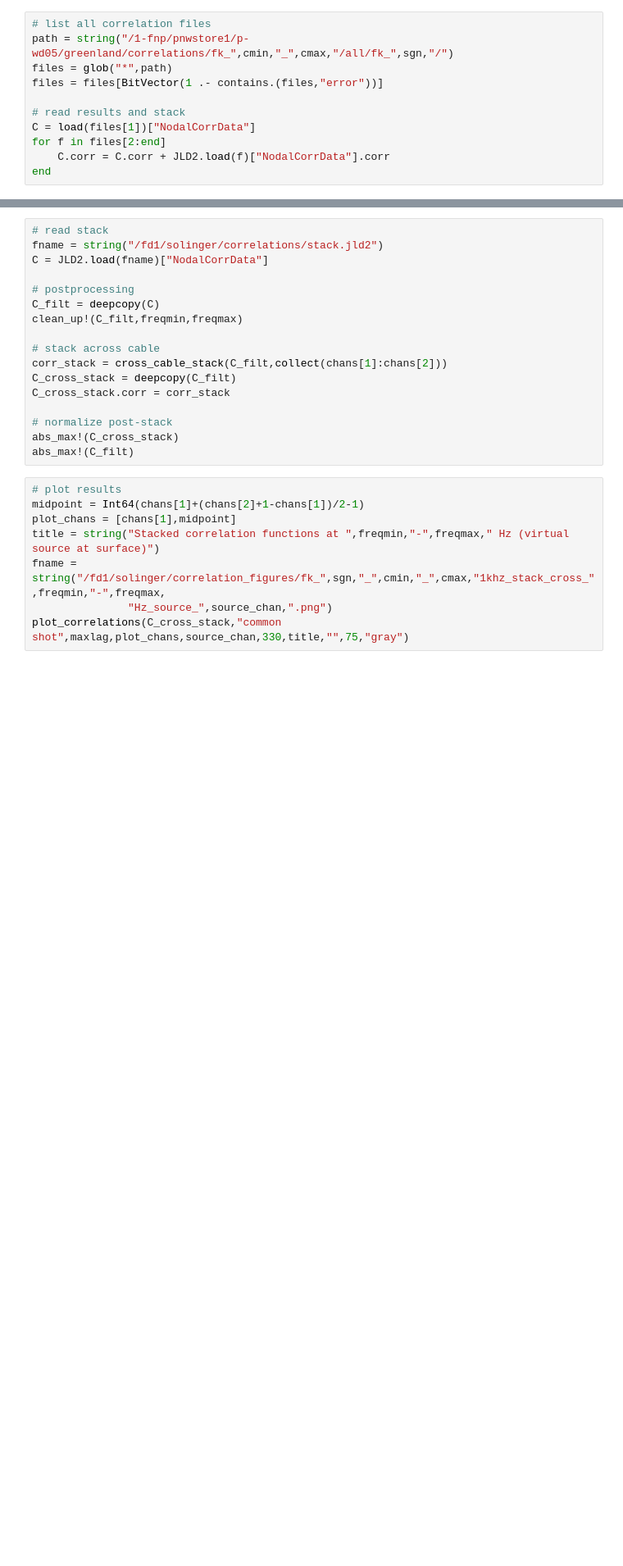
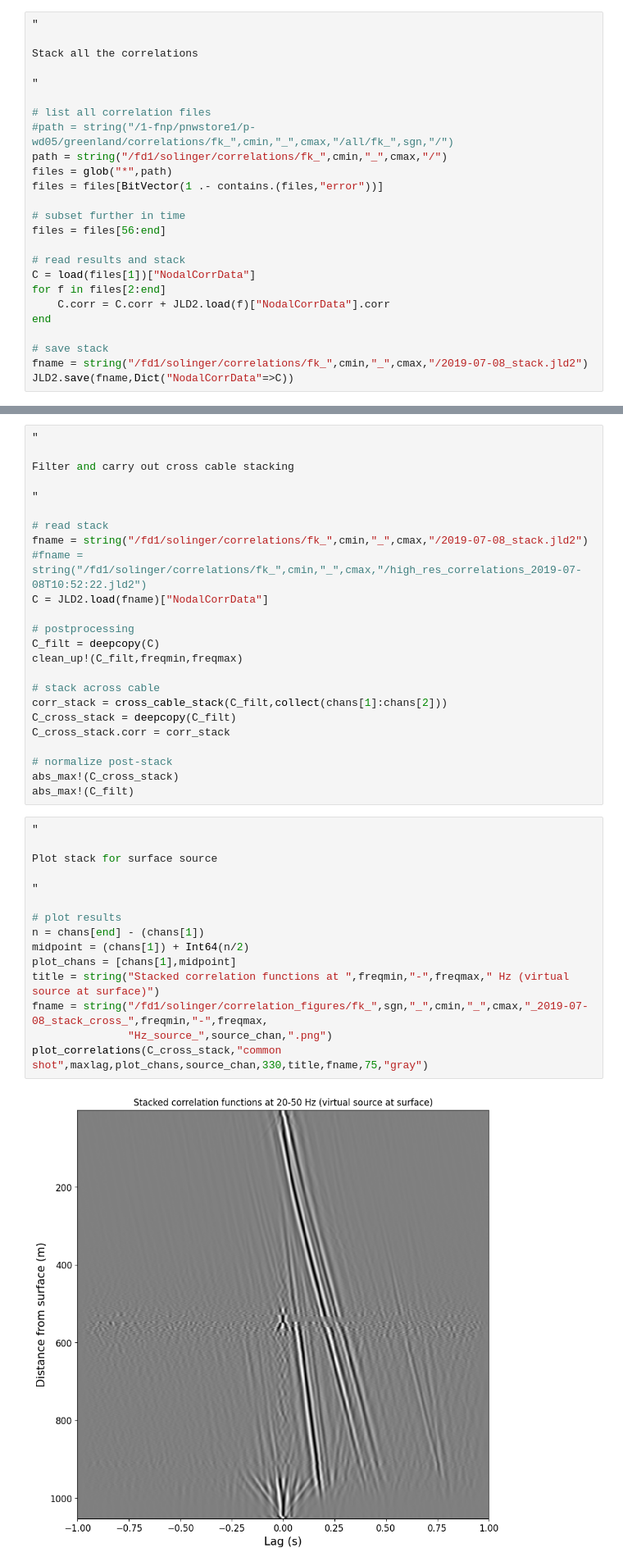
Before and after one commit to stepholinger/greenlanDAS, a Jupyter notebook: correlation/postprocessing.ipynb, the cells around one changed output, grey strips where cells are left out. Shown at 82% size. Saved outputs shown, nothing was run; the diff lists cells and outputs as text; blank space fills up the shorter version.

Commit message:
new phase picking stuff and updated correlation codes

```diff
--- a/correlation/postprocessing.ipynb
+++ b/correlation/postprocessing.ipynb
@@ -31,11 +44,25 @@ source_chan = 331
 # %%
+"
+
+Stack all the correlations
+
+"
+
 # list all correlation files
-path = string("/1-fnp/pnwstore1/p-wd05/greenland/correlations/fk_",cmin,"_",cmax,"/all/fk_",sgn,"/")
+#path = string("/1-fnp/pnwstore1/p-wd05/greenland/correlations/fk_",cmin,"_",cmax,"/all/fk_",sgn,"/")
+path = string("/fd1/solinger/correlations/fk_",cmin,"_",cmax,"/")
 files = glob("*",path)
 files = files[BitVector(1 .- contains.(files,"error"))]
+
+# subset further in time
+files = files[56:end]
 
 # read results and stack
 C = load(files[1])["NodalCorrData"]
 for f in files[2:end]
     C.corr = C.corr + JLD2.load(f)["NodalCorrData"].corr
 end
+
+# save stack
+fname = string("/fd1/solinger/correlations/fk_",cmin,"_",cmax,"/2019-07-08_stack.jld2")
+JLD2.save(fname,Dict("NodalCorrData"=>C))
@@ -46,6 +69,13 @@ JLD2.save(fname,Dict("NodalCorrData"=>C))
 # %%
+"
+
+Filter and carry out cross cable stacking
+
+"
+
 # read stack
-fname = string("/fd1/solinger/correlations/stack.jld2")
+fname = string("/fd1/solinger/correlations/fk_",cmin,"_",cmax,"/2019-07-08_stack.jld2")
+#fname = string("/fd1/solinger/correlations/fk_",cmin,"_",cmax,"/high_res_correlations_2019-07-08T10:52:22.jld2")
 C = JLD2.load(fname)["NodalCorrData"]
 
 # postprocessing
@@ -61,10 +91,19 @@ C_cross_stack.corr = corr_stack
 abs_max!(C_cross_stack)
 abs_max!(C_filt)
 # %%
+"
+
+Plot stack for surface source
+
+"
+
 # plot results
-midpoint = Int64(chans[1]+(chans[2]+1-chans[1])/2-1)
+n = chans[end] - (chans[1])
+midpoint = (chans[1]) + Int64(n/2)
 plot_chans = [chans[1],midpoint]
 title = string("Stacked correlation functions at ",freqmin,"-",freqmax," Hz (virtual source at surface)")
-fname = string("/fd1/solinger/correlation_figures/fk_",sgn,"_",cmin,"_",cmax,"1khz_stack_cross_",freqmin,"-",freqmax,
+fname = string("/fd1/solinger/correlation_figures/fk_",sgn,"_",cmin,"_",cmax,"_2019-07-08_stack_cross_",freqmin,"-",freqmax,
                "Hz_source_",source_chan,".png")
-plot_correlations(C_cross_stack,"common shot",maxlag,plot_chans,source_chan,330,title,"",75,"gray")
+plot_correlations(C_cross_stack,"common shot",maxlag,plot_chans,source_chan,330,title,fname,75,"gray")
+# %% [output]
+[figure, added]
```
Also changed, not shown: parts of 15 cells of this notebook, 12 other files.
